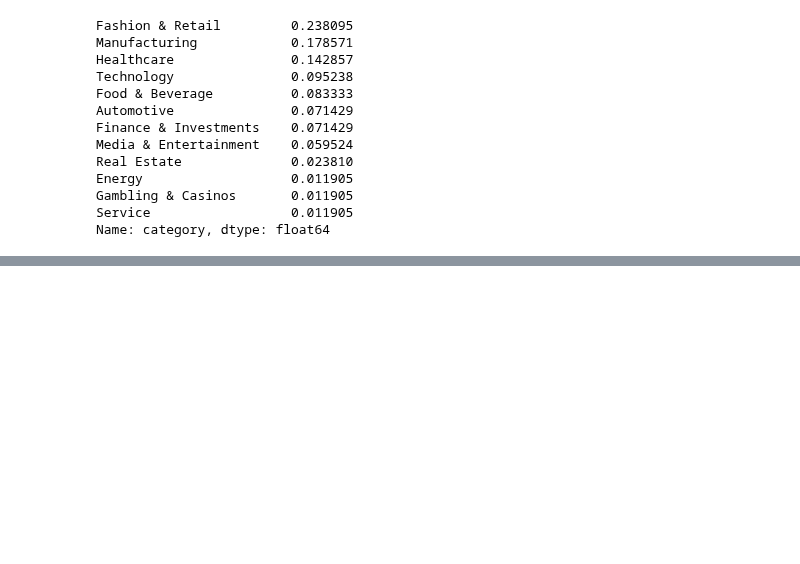
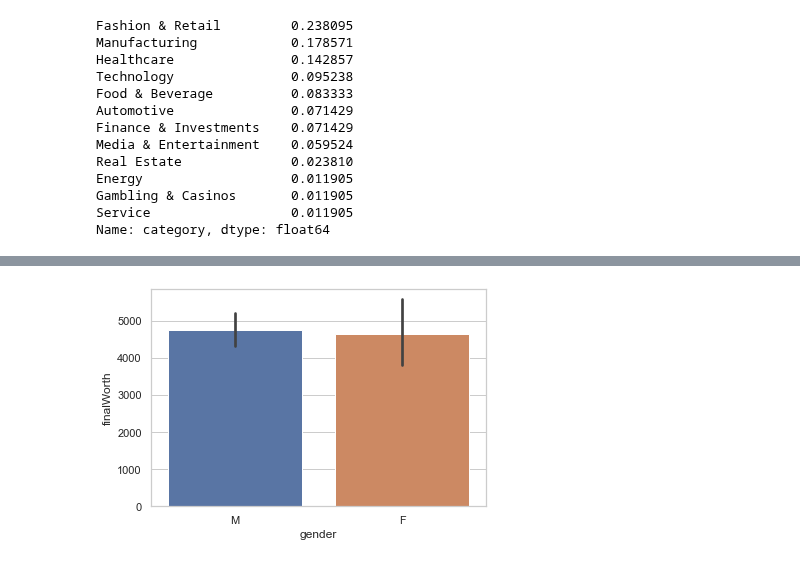
Before and after one commit to abdullahcayde/Trainings, a Jupyter notebook: Data_Preprocessing/forbes_2022.ipynb, the cells around one changed output, grey strips where cells are left out. Saved outputs shown, nothing was run; the diff lists cells and outputs as text; code cells hidden in the pictures; blank space fills up the shorter version.

```diff
--- a/Data_Preprocessing/forbes_2022.ipynb
+++ b/Data_Preprocessing/forbes_2022.ipynb
@@ -196,0 +232,4 @@ Name: category, dtype: float64
+# %%
+sns.barplot(x= 'gender',y= 'finalWorth', data= df);
+# %% [output]
+[figure, added]
```
Also changed, not shown: parts of 7 cells of this notebook.
